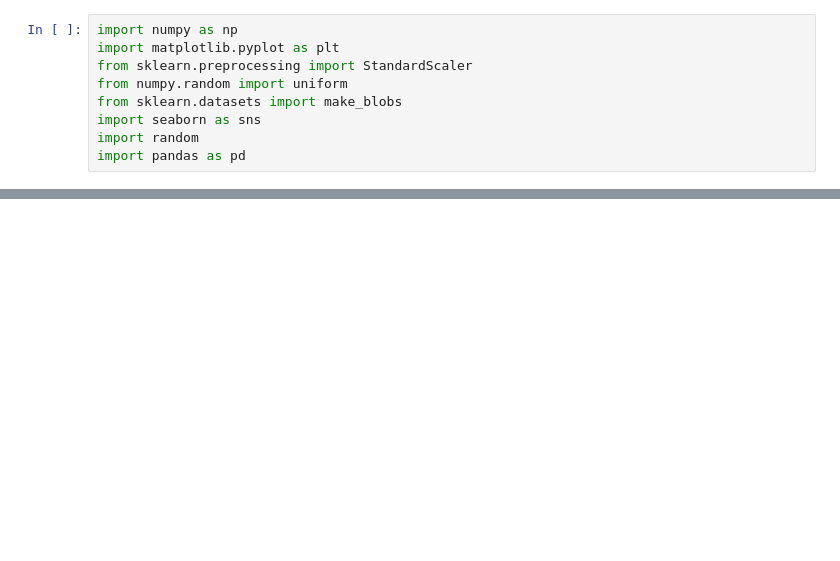
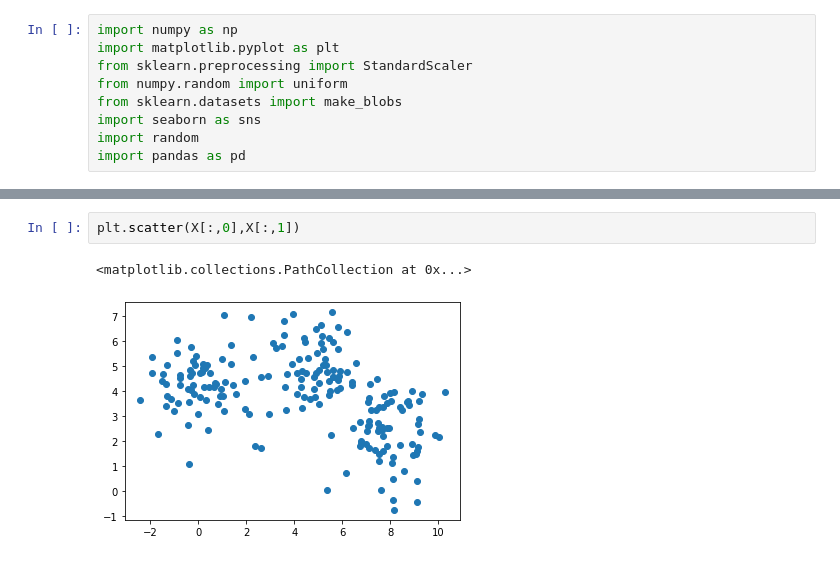
Before and after one commit to juanignava/AI.Project4, a Jupyter notebook: TP04.ipynb, the cells around one changed output, grey strips where cells are left out. Cells and saved outputs as stored; diff of their text form; blank space fills up the shorter version.

```diff
--- a/TP04.ipynb
+++ b/TP04.ipynb
@@ -141,0 +136,5 @@ plt.show()
+# %%
+plt.scatter(X[:,0],X[:,1])
+# %% [output]
+<matplotlib.collections.PathCollection at 0x...>
+[figure, added]
```
Also changed, not shown: parts of 17 cells of this notebook.
